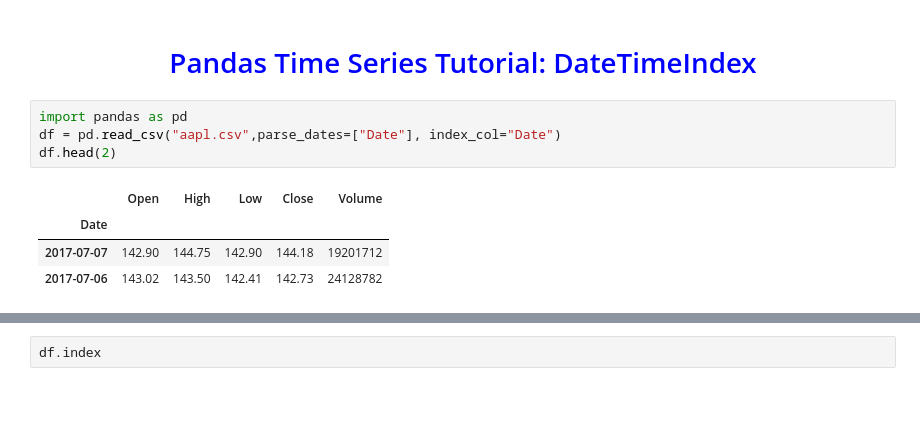
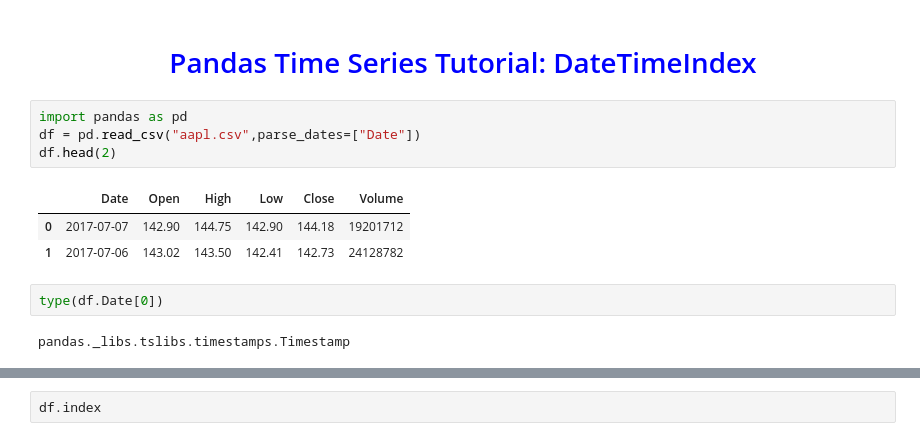
Before and after one commit to codebasics/py, a Jupyter notebook: pandas/14_ts_datetimeindex/pandas_ts_datetime_index.ipynb, the cells around one changed output, grey strips where cells are left out. Drawn from its saved outputs; the diff is of its cells as text; blank space fills up the shorter version.

```diff
--- a/pandas/14_ts_datetimeindex/pandas_ts_datetime_index.ipynb
+++ b/pandas/14_ts_datetimeindex/pandas_ts_datetime_index.ipynb
@@ -2,10 +2,13 @@
 <h1 style="color:blue" align="center">Pandas Time Series Tutorial: DateTimeIndex</h1>
 # %%
 import pandas as pd
-df = pd.read_csv("aapl.csv",parse_dates=["Date"], index_col="Date")
+df = pd.read_csv("aapl.csv",parse_dates=["Date"])
 df.head(2)
 # %% [output]
-|  | Open | High | Low | Close | Volume |
-| Date |  |  |  |  |  |
-| 2017-07-07 | 142.90 | 144.75 | 142.90 | 144.18 | 19201712 |
-| 2017-07-06 | 143.02 | 143.50 | 142.41 | 142.73 | 24128782 |
+|  | Date | Open | High | Low | Close | Volume |
+| 0 | 2017-07-07 | 142.90 | 144.75 | 142.90 | 144.18 | 19201712 |
+| 1 | 2017-07-06 | 143.02 | 143.50 | 142.41 | 142.73 | 24128782 |
+# %%
+type(df.Date[0])
+# %% [output]
+pandas._libs.tslibs.timestamps.Timestamp
```
Also changed, not shown: parts of 10 cells of this notebook, 13 other files.
